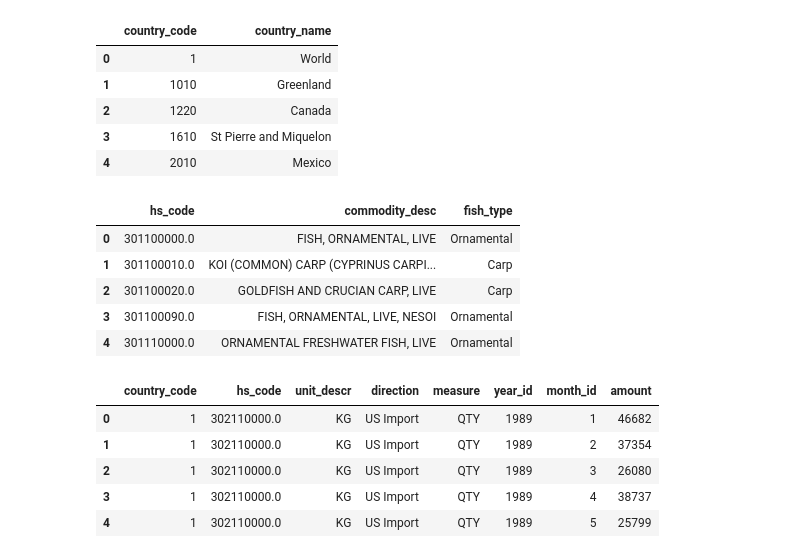
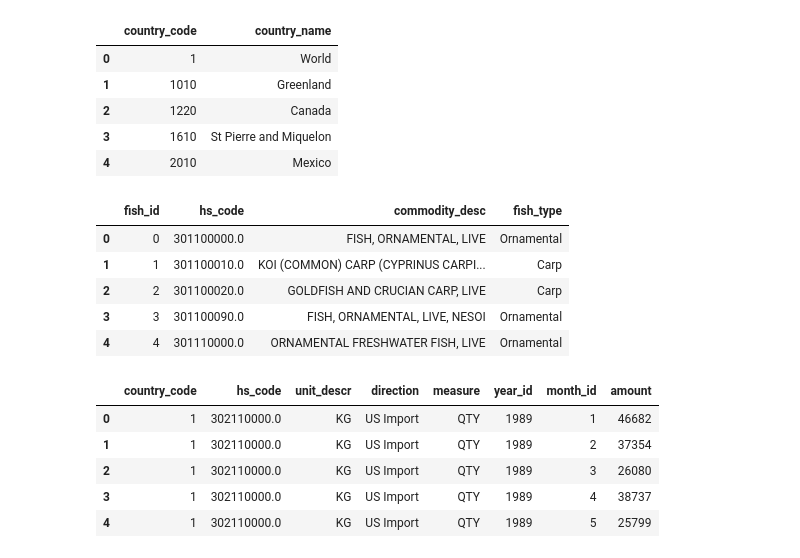
Before and after one commit to GT-Project1-A1/ETL-Group3, a Jupyter notebook: main.ipynb, the cells around one changed output. Saved outputs shown, nothing was run; the diff lists cells and outputs as text; code cells hidden in the pictures.

Commit message:
Working on Table Preparation

```diff
--- a/main.ipynb
+++ b/main.ipynb
@@ -107,17 +108,21 @@ Burma
 # %%
-# We are going to rename the commercial_df to match the temp_df. We could go the other direction, but...
-# The temperature data labels make more sense
-country_mapper = {
+# We are going to rename some values of each df to be the cleanest possible
+com_country_mapper = {
     "Myanmar (Burma)" : "Burma",
     "China (Mainland)" : "China",
     "China (Taiwan)" : "Taiwan",
     "Congo (Kinshasa)" : "Congo (Democratic Republic Of The)",
+    "Zaire" : "Congo (Democratic Republic Of The)",
     "German Democratic Republic" : "Germany",
     "Germany, Fed. Republic" : "Germany",
-    "Ivory Coast" : "Côte D'Ivoire",
     "Republic of South Africa" : "South Africa",
 }
-commercial_df.GEOGRAPHY_DESC.replace(country_mapper, inplace=True)
+agg_temp_country_mapper = {
+    "Côte D'Ivoire" : "Ivory Coast", #This is the superior label
+}
+
+commercial_df.GEOGRAPHY_DESC.replace(com_country_mapper, inplace=True)
+agg_temp_df.Country.replace(agg_temp_country_mapper, inplace=True)
 # %% [markdown]
 Interestingly, there were no aquacultural exports to Sudan or Syria during this time
 # %%
@@ -158,5 +165,6 @@ And there we go! Isn't history fun? Ok let's get back to the Data Cleaning. We a
 # %%
-commercial_df.GEOGRAPHY_CODE.replace({4290 : 4280} , inplace=True)
+commercial_df.GEOGRAPHY_CODE.replace({4290 : 4280} , inplace=True) #Germanies
+commercial_df.GEOGRAPHY_CODE.replace({4802 : 4801} , inplace=True) #Serbias
 # %%
 commercial_df[commercial_df.GEOGRAPHY_DESC == "Germany"]["GEOGRAPHY_CODE"].value_counts()
 # %% [output]
@@ -248,17 +249,19 @@ country_df_final.head()
 # %%
 # Fish Table
 fish_type_df = niraj_df.groupby(by=["HS_CODE", "COMMODITY_DESC","FISH_TYPE"]).agg({'AMOUNT': 'sum'})
 fish_type_df = fish_type_df.drop(columns=["AMOUNT"])
 fish_type_df.reset_index(inplace=True)
 fish_type_df_final = fish_type_df.rename(mapper=fish_renamer, axis=1)
+fish_type_df_final.reset_index(inplace=True)
+fish_type_df_final = fish_type_df_final.rename(mapper={"index": "fish_id"}, axis="columns")
 fish_type_df_final.head()
 # %% [output]
-|  | hs_code | commodity_desc | fish_type |
-| 0 | 301100000.0 | FISH, ORNAMENTAL, LIVE | Ornamental |
-| 1 | 301100010.0 | KOI (COMMON) CARP (CYPRINUS CARPI... | Carp |
-| 2 | 301100020.0 | GOLDFISH AND CRUCIAN CARP, LIVE | Carp |
-| 3 | 301100090.0 | FISH, ORNAMENTAL, LIVE, NESOI | Ornamental |
-| 4 | 301110000.0 | ORNAMENTAL FRESHWATER FISH, LIVE | Ornamental |
+|  | fish_id | hs_code | commodity_desc | fish_type |
+| 0 | 0 | 301100000.0 | FISH, ORNAMENTAL, LIVE | Ornamental |
+| 1 | 1 | 301100010.0 | KOI (COMMON) CARP (CYPRINUS CARPI... | Carp |
+| 2 | 2 | 301100020.0 | GOLDFISH AND CRUCIAN CARP, LIVE | Carp |
+| 3 | 3 | 301100090.0 | FISH, ORNAMENTAL, LIVE, NESOI | Ornamental |
+| 4 | 4 | 301110000.0 | ORNAMENTAL FRESHWATER FISH, LIVE | Ornamental |
 # %%
 # Commercial Table
 commercial_df = niraj_df
```
Also changed, not shown: parts of 13 cells of this notebook, 3 other files.
